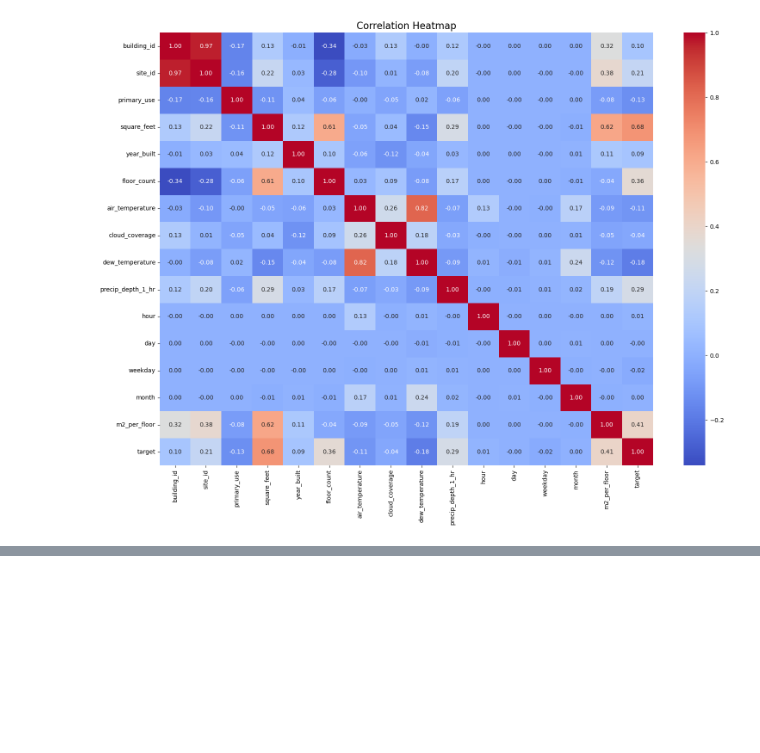
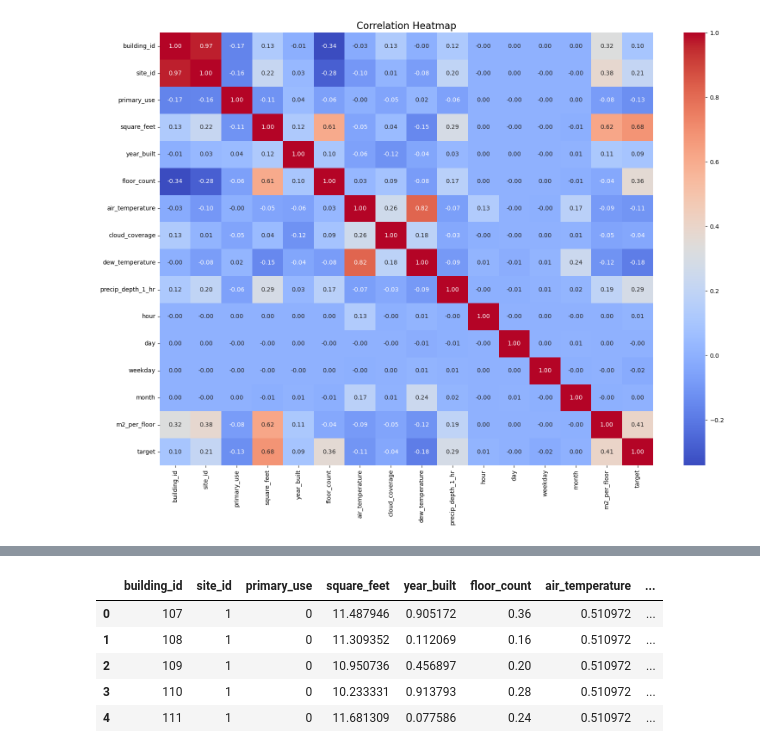
Before and after one commit to cristiano-nicolau/energy_consumption_prediction, a Jupyter notebook: EDA/eda.ipynb, the cells around one changed output, grey strips where cells are left out. Saved outputs shown, nothing was run; the diff lists cells and outputs as text; code cells hidden in the pictures; blank space fills up the shorter version.

```diff
--- a/EDA/eda.ipynb
+++ b/EDA/eda.ipynb
@@ -435,0 +464,9 @@ plt.show()
+# %%
+df.head()
+# %% [output]
+|  | building_id | site_id | primary_use | square_feet | year_built | floor_count | air_temperature | ... |
+| 0 | 107 | 1 | 0 | 11.487946 | 0.905172 | 0.36 | 0.510972 | ... |
+| 1 | 108 | 1 | 0 | 11.309352 | 0.112069 | 0.16 | 0.510972 | ... |
+| 2 | 109 | 1 | 0 | 10.950736 | 0.456897 | 0.20 | 0.510972 | ... |
+| 3 | 110 | 1 | 0 | 10.233331 | 0.913793 | 0.28 | 0.510972 | ... |
+| 4 | 111 | 1 | 0 | 11.681309 | 0.077586 | 0.24 | 0.510972 | ... |
```
Also changed, not shown: parts of 10 cells of this notebook, 3 other files.
